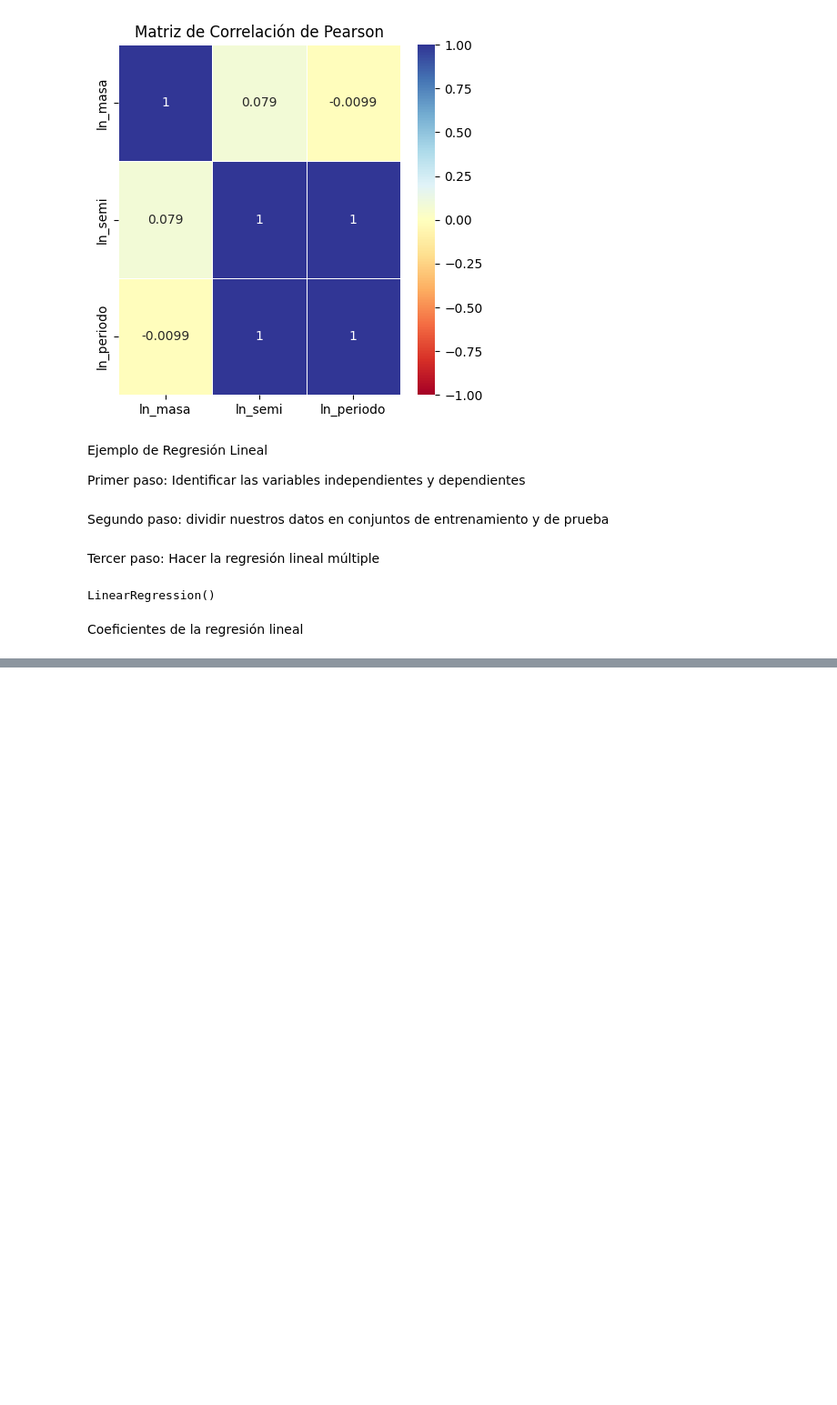
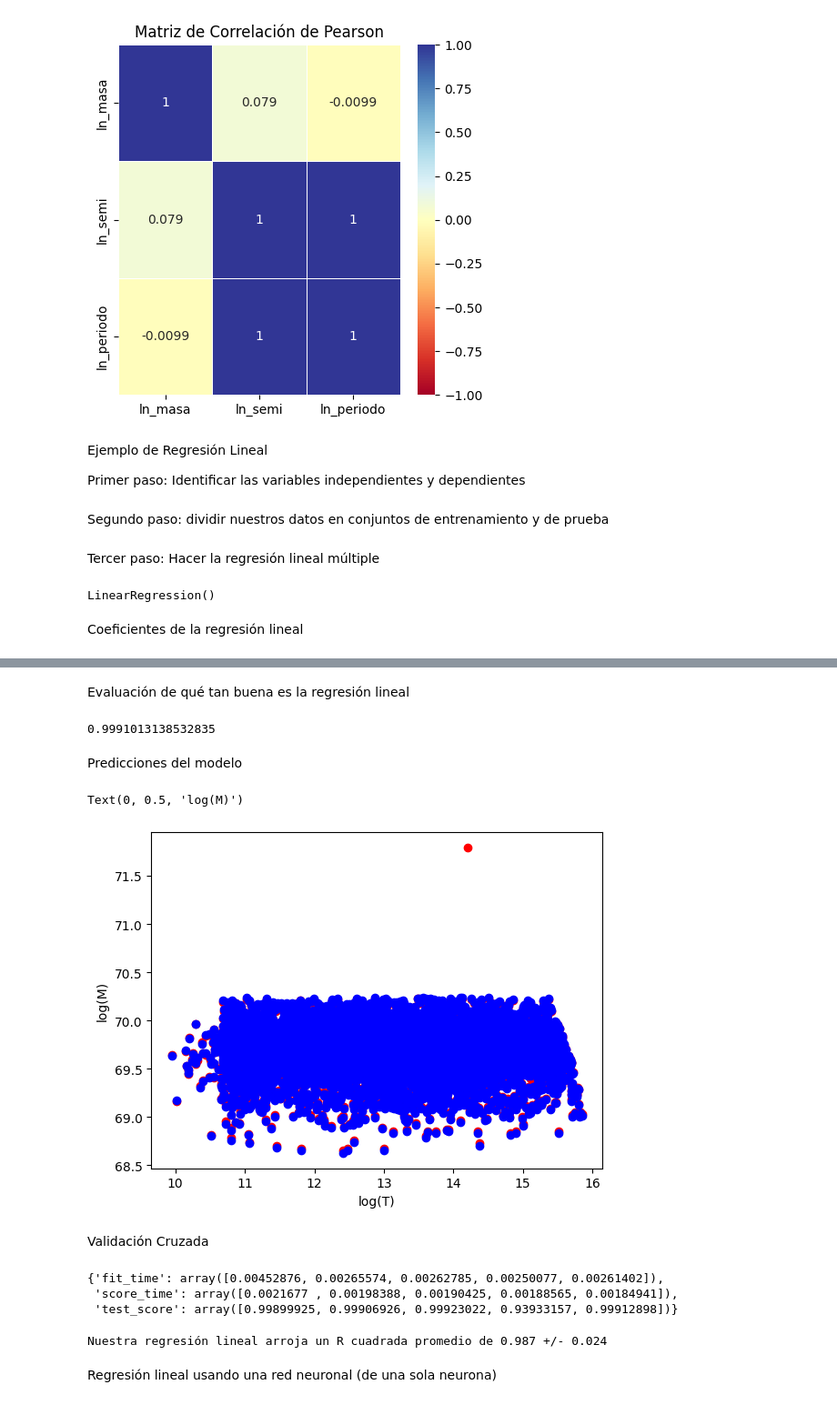
Before and after one commit to Vaquera-Araujo/Diplomado-Python-2025, a Jupyter notebook: sesion_17.ipynb, the cells around one changed output, grey strips where cells are left out. Shown at 91% size. Drawn from its saved outputs; the diff is of its cells as text; code cells hidden in the pictures; blank space fills up the shorter version.

```diff
--- a/sesion_17.ipynb
+++ b/sesion_17.ipynb
@@ -130,0 +131,21 @@ np.float64(27.997933898385824)
+# %% [markdown]
+Evaluación de qué tan buena es la regresión lineal
+# %%
+# Coeficiente de determinación de la regresión lineal con respecto a los conjuntos de datos de prueba
+lr.score(X_prueba,Y_prueba)
+# %% [output]
+0.9991013138532835
+# %% [markdown]
+Predicciones del modelo
+# %%
+ln_masa_prediccion=lr.predict(X)
+# %%
+plt.scatter(X['ln_periodo'],ln_masa_prediccion, c='r')
+plt.scatter(X['ln_periodo'],Y, c='b')
+plt.xlabel(r'log(T)')
+plt.ylabel(r'log(M)')
+# %% [output]
+Text(0, 0.5, 'log(M)')
+[figure, added]
+# %% [markdown]
+Validación Cruzada
@@ -130,0 +154,13 @@ np.float64(27.997933898385824)
+# %%
+rcuad=cross_validate(lr,X,Y, scoring='r2')
+rcuad
+# %% [output]
+{'fit_time': array([0.00452876, 0.00265574, 0.00262785, 0.00250077, 0.00261402]),
+ 'score_time': array([0.0021677 , 0.00198388, 0.00190425, 0.00188565, 0.00184941]),
+ 'test_score': array([0.99899925, 0.99906926, 0.99923022, 0.93933157, 0.99912898])}
+# %%
+print(f'Nuestra regresión lineal arroja un R cuadrada promedio de {rcuad['test_score'].mean():.3f} +/- {rcuad['test_score'].std():.3f}')
+# %% [output]
+Nuestra regresión lineal arroja un R cuadrada promedio de 0.987 +/- 0.024
+# %% [markdown]
+Regresión lineal usando una red neuronal (de una sola neurona)
```
Also changed, not shown: parts of 8 cells of this notebook.
